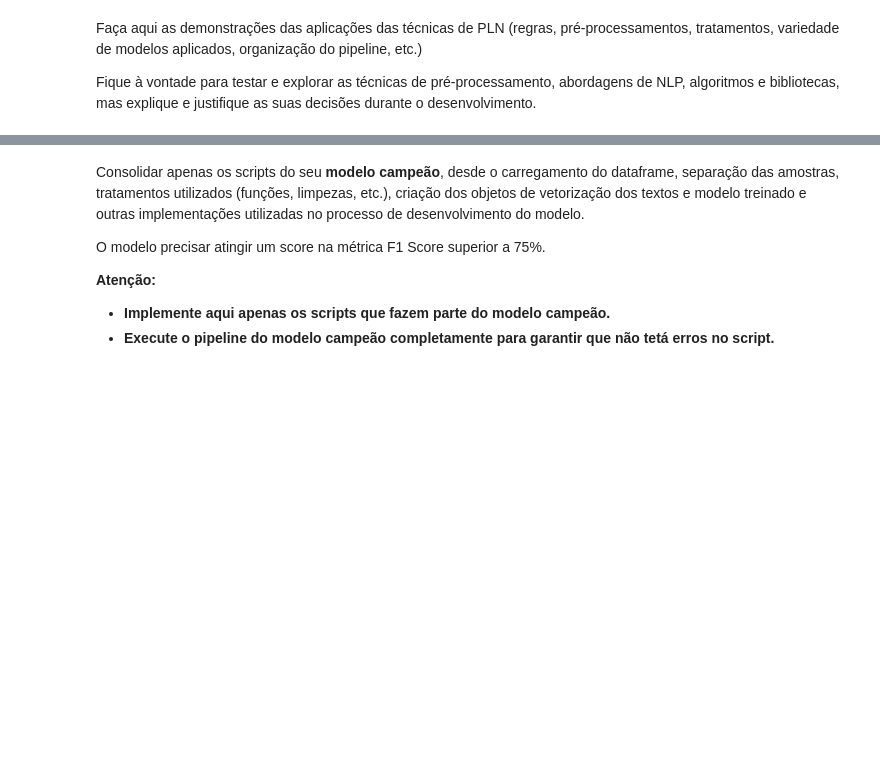
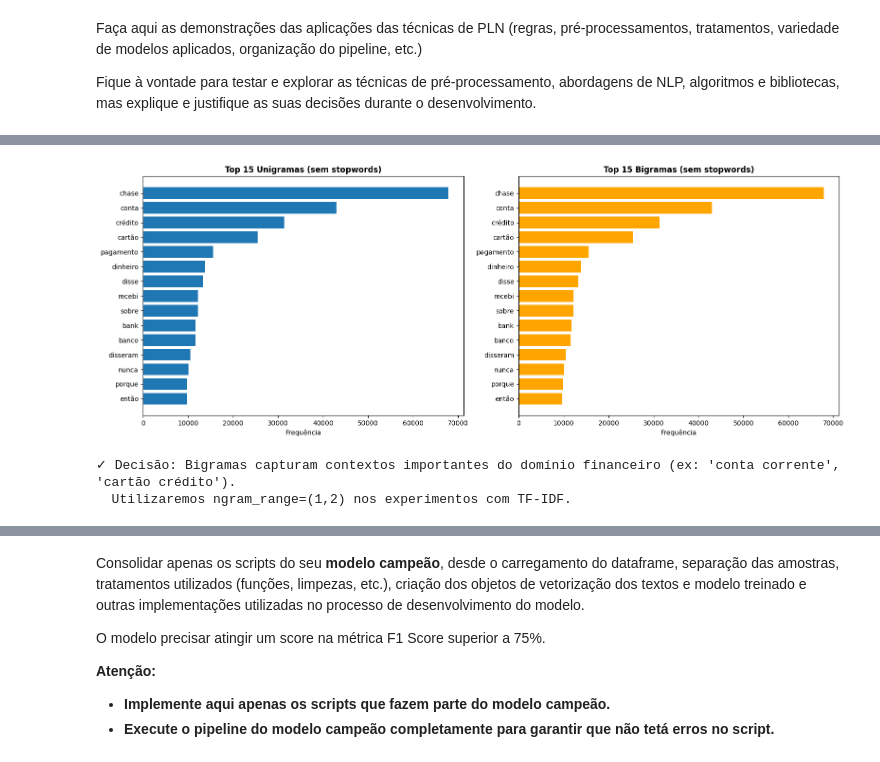
Before and after one commit to xduzao/MBA_NLP, a Jupyter notebook: Template_Trabalho_Final_NLP.ipynb, the cells around one changed output, grey strips where cells are left out. Cells and saved outputs as stored; diff of their text form; code cells hidden in the pictures; blank space fills up the shorter version.

```diff
--- a/Template_Trabalho_Final_NLP.ipynb
+++ b/Template_Trabalho_Final_NLP.ipynb
@@ -65,0 +369,18 @@ Fique à vontade para testar e explorar as técnicas de pré-processamento, abor
+# %%
+# IMPACTO: Análise de n-gramas após limpeza
+print("=== IMPACTO: N-gramas Após Limpeza ===")
+
+# Re-analisar n-gramas com texto limpo
+print("Top 20 Unigramas APÓS limpeza de tokens mascarados:")
+top_unigrams_clean = get_top_ngrams(df['descricao_limpa'], n=1, top=20, use_stopwords=True)
+print(top_unigrams_clean)
+
+print("Top 20 Bigramas APÓS limpeza de tokens mascarados:")
+top_bigrams = get_top_ngrams(df['descricao_limpa'], n=1, top=20, use_stopwords=True)
+print(top_bigrams)
+
+print("\nComparação:")
+print("ANTES: Tokens mascarados dominavam (xxxx, xx)")
+print("DEPOIS: Termos de domínio aparecem (chase, bank, crédito, cartão)")
+print("\nJustificativa: Durante a etapa de normalização, foram removidos tokens mascarados (como “xxxx”, “xx”, “00”), comuns em bases financeiras para anonimização de dados.")
+print("\n A remoção de mascaramentos garante que o modelo aprenda padrões semânticos reais (como “crédito”, “cartão”, “empréstimo”) em vez de ruído gerado por anonimizações.")
@@ -65,0 +405,23 @@ Fique à vontade para testar e explorar as técnicas de pré-processamento, abor
+# %%
+# Visualização dos n-gramas mais frequentes
+fig, axes = plt.subplots(1, 2, figsize=(16, 6))
+
+# Unigramas
+axes[0].barh(top_unigrams_clean['ngrama'][:15][::-1], top_unigrams_clean['frequencia'][:15][::-1])
+axes[0].set_title('Top 15 Unigramas (sem stopwords)', fontsize=12, fontweight='bold')
+axes[0].set_xlabel('Frequência')
+
+# Bigramas
+axes[1].barh(top_bigrams['ngrama'][:15][::-1], top_bigrams['frequencia'][:15][::-1], color='orange')
+axes[1].set_title('Top 15 Bigramas (sem stopwords)', fontsize=12, fontweight='bold')
+axes[1].set_xlabel('Frequência')
+
+plt.tight_layout()
+plt.show()
+
+print("\n✓ Decisão: Bigramas capturam contextos importantes do domínio financeiro (ex: 'conta corrente', 'cartão crédito').")
+print("  Utilizaremos ngram_range=(1,2) nos experimentos com TF-IDF.")
+# %% [output]
+[figure, added]
+✓ Decisão: Bigramas capturam contextos importantes do domínio financeiro (ex: 'conta corrente', 'cartão crédito').
+  Utilizaremos ngram_range=(1,2) nos experimentos com TF-IDF.
```
Also changed, not shown: parts of 15 cells of this notebook, 1 other file.
